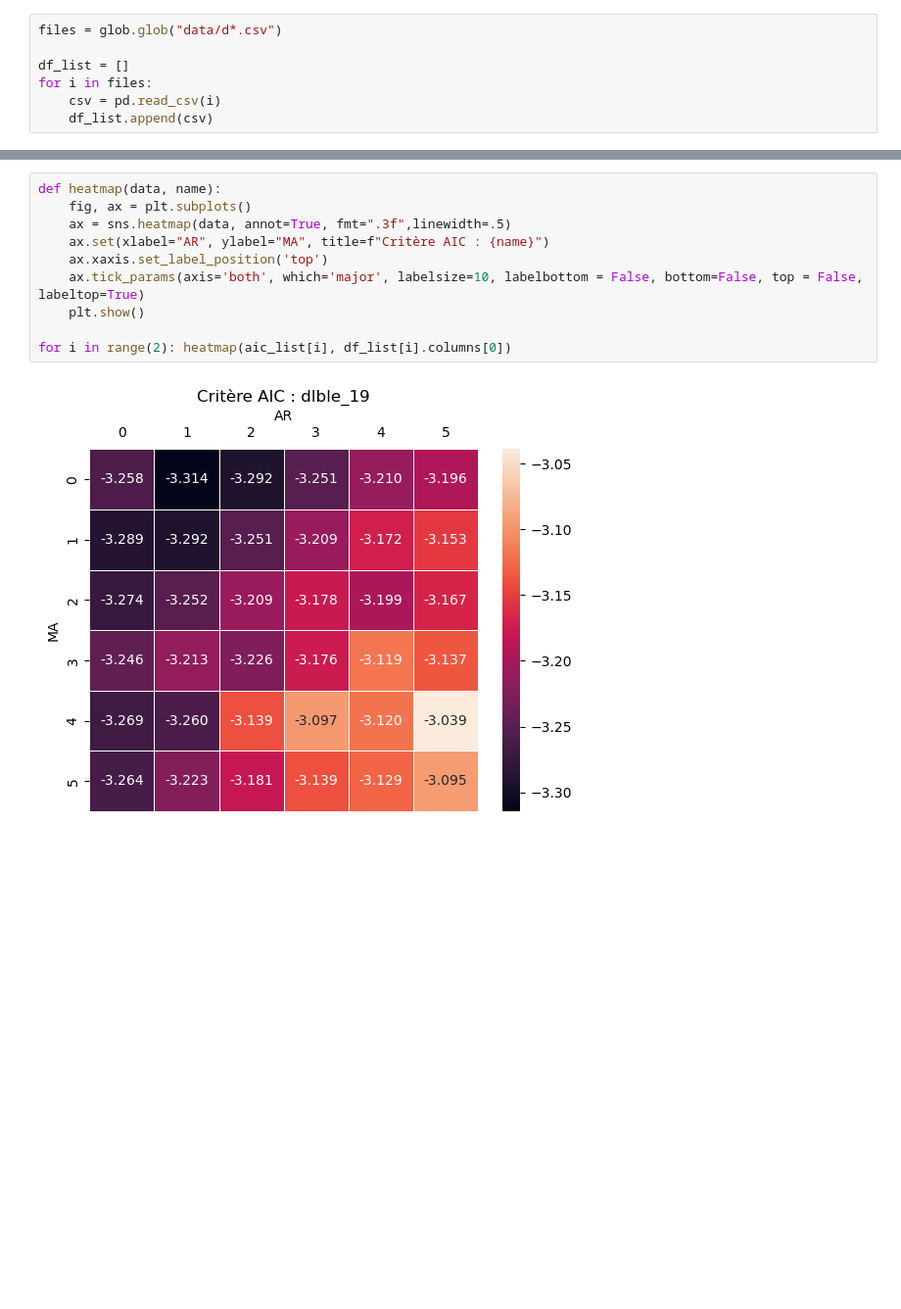
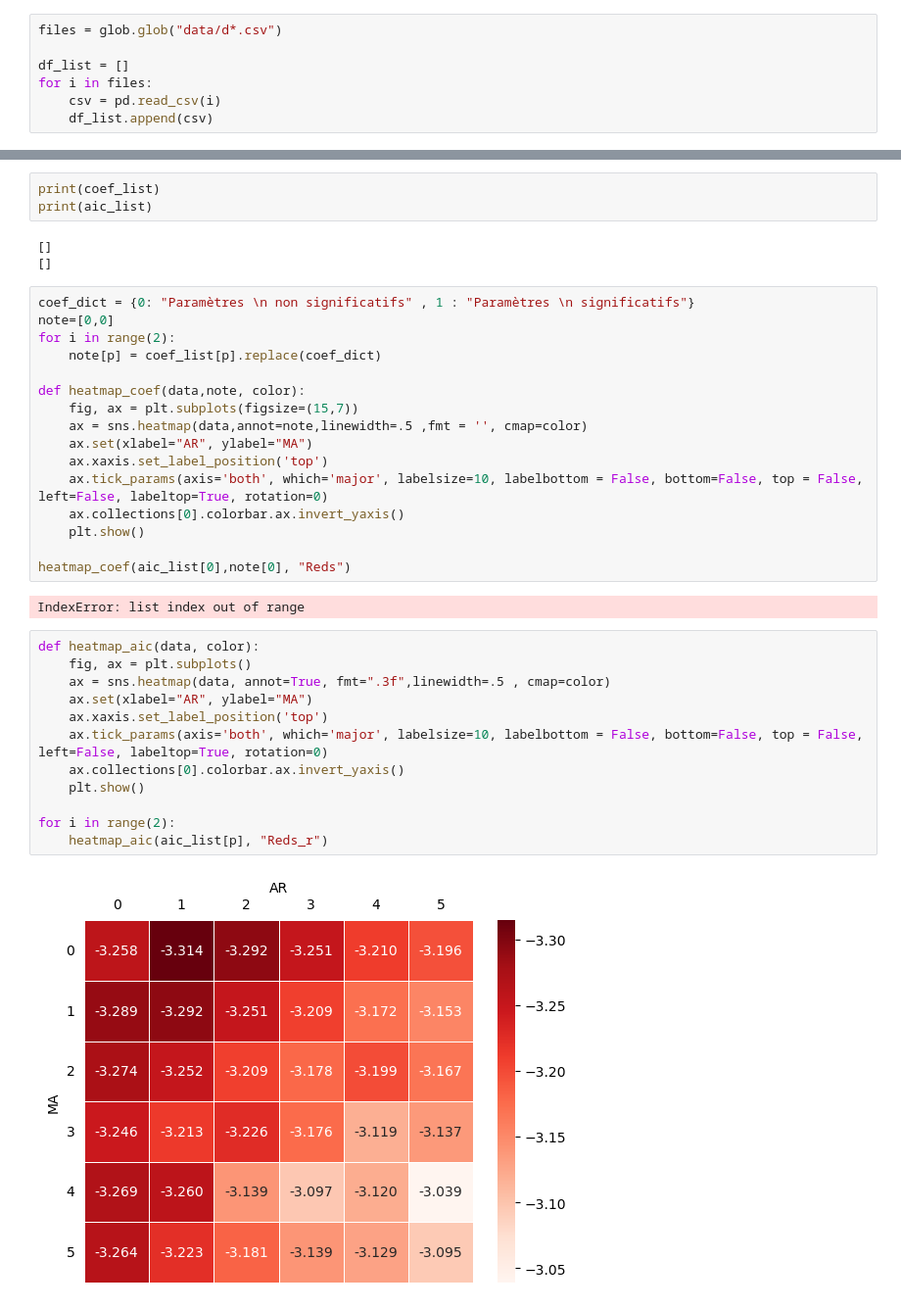
Before and after one commit to josephmosse/pea, a Jupyter notebook: arma/arma.ipynb, the cells around one changed output, grey strips where cells are left out. Shown: that part at 98% size. Drawn from its saved outputs; the diff is of its cells as text; blank space fills up the shorter version.

```diff
--- a/arma/arma.ipynb
+++ b/arma/arma.ipynb
@@ -32,12 +44,38 @@ for i in range(2): aic_list.append(arma_aic_df(df_list[i], 6))
+# %%
+print(coef_list)
+print(aic_list)
+# %% [output]
+[]
+[]
+# %%
+coef_dict = {0: "Paramètres \n non significatifs" , 1 : "Paramètres \n significatifs"}
+note=[0,0]
+for i in range(2):
+    note[p] = coef_list[p].replace(coef_dict)
+
+def heatmap_coef(data,note, color):
+    fig, ax = plt.subplots(figsize=(15,7))
+    ax = sns.heatmap(data,annot=note,linewidth=.5 ,fmt = '', cmap=color)
+    ax.set(xlabel="AR", ylabel="MA")
+    ax.xaxis.set_label_position('top')
+    ax.tick_params(axis='both', which='major', labelsize=10, labelbottom = False, bottom=False, top = False, left=False, labeltop=True, rotation=0)
+    ax.collections[0].colorbar.ax.invert_yaxis()
+    plt.show()
+
+heatmap_coef(aic_list[0],note[0], "Reds")
+# %% [output]
+IndexError: list index out of range
 # %%
-def heatmap(data, name):
+def heatmap_aic(data, color):
     fig, ax = plt.subplots()
-    ax = sns.heatmap(data, annot=True, fmt=".3f",linewidth=.5)
-    ax.set(xlabel="AR", ylabel="MA", title=f"Critère AIC : {name}")
+    ax = sns.heatmap(data, annot=True, fmt=".3f",linewidth=.5 , cmap=color)
+    ax.set(xlabel="AR", ylabel="MA")
     ax.xaxis.set_label_position('top')
-    ax.tick_params(axis='both', which='major', labelsize=10, labelbottom = False, bottom=False, top = False, labeltop=True)
+    ax.tick_params(axis='both', which='major', labelsize=10, labelbottom = False, bottom=False, top = False, left=False, labeltop=True, rotation=0)
+    ax.collections[0].colorbar.ax.invert_yaxis()
     plt.show()
 
-for i in range(2): heatmap(aic_list[i], df_list[i].columns[0])
+for i in range(2):
+    heatmap_aic(aic_list[p], "Reds_r")
 # %% [output]
-[figure, old version]
+[figure, new version]
```
Also changed, not shown: parts of 8 cells of this notebook, 23 other files.
